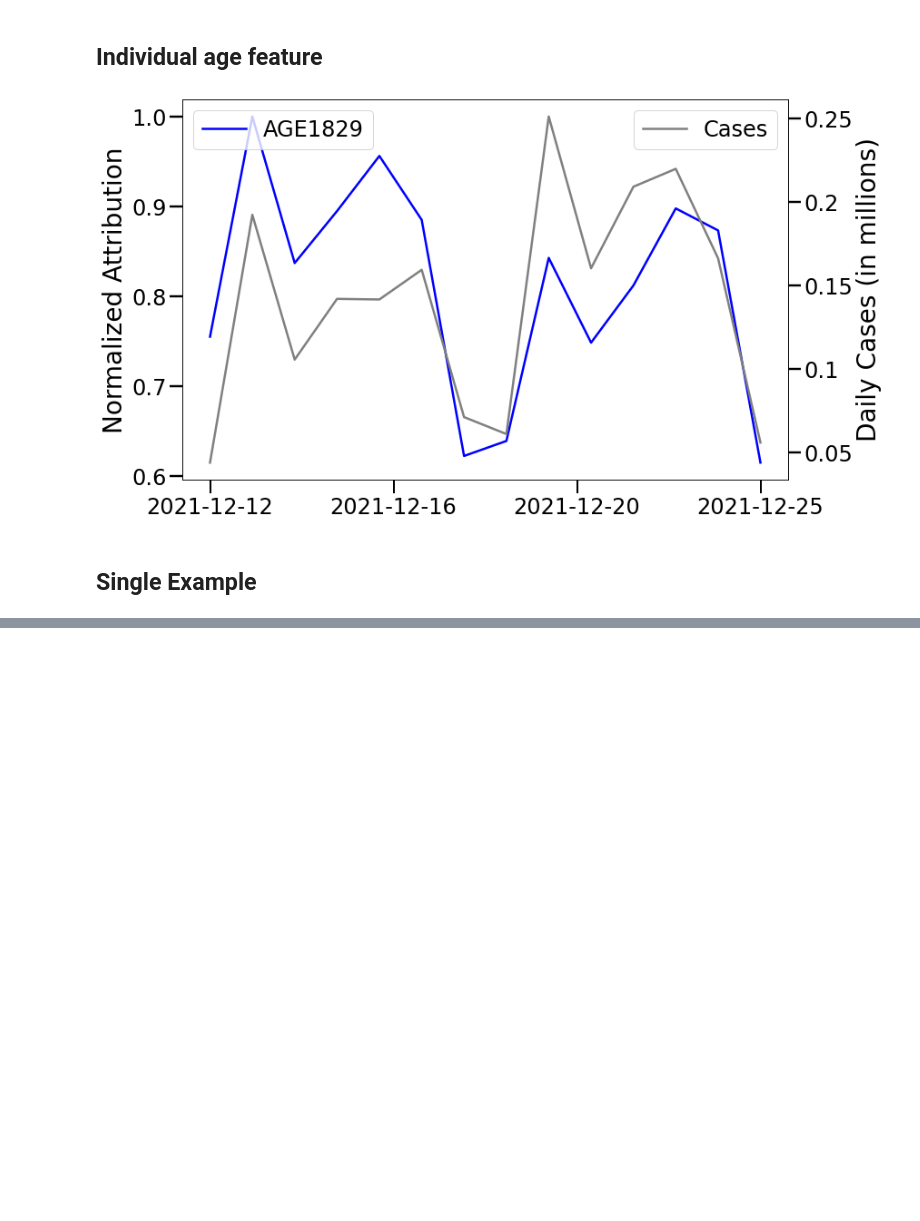
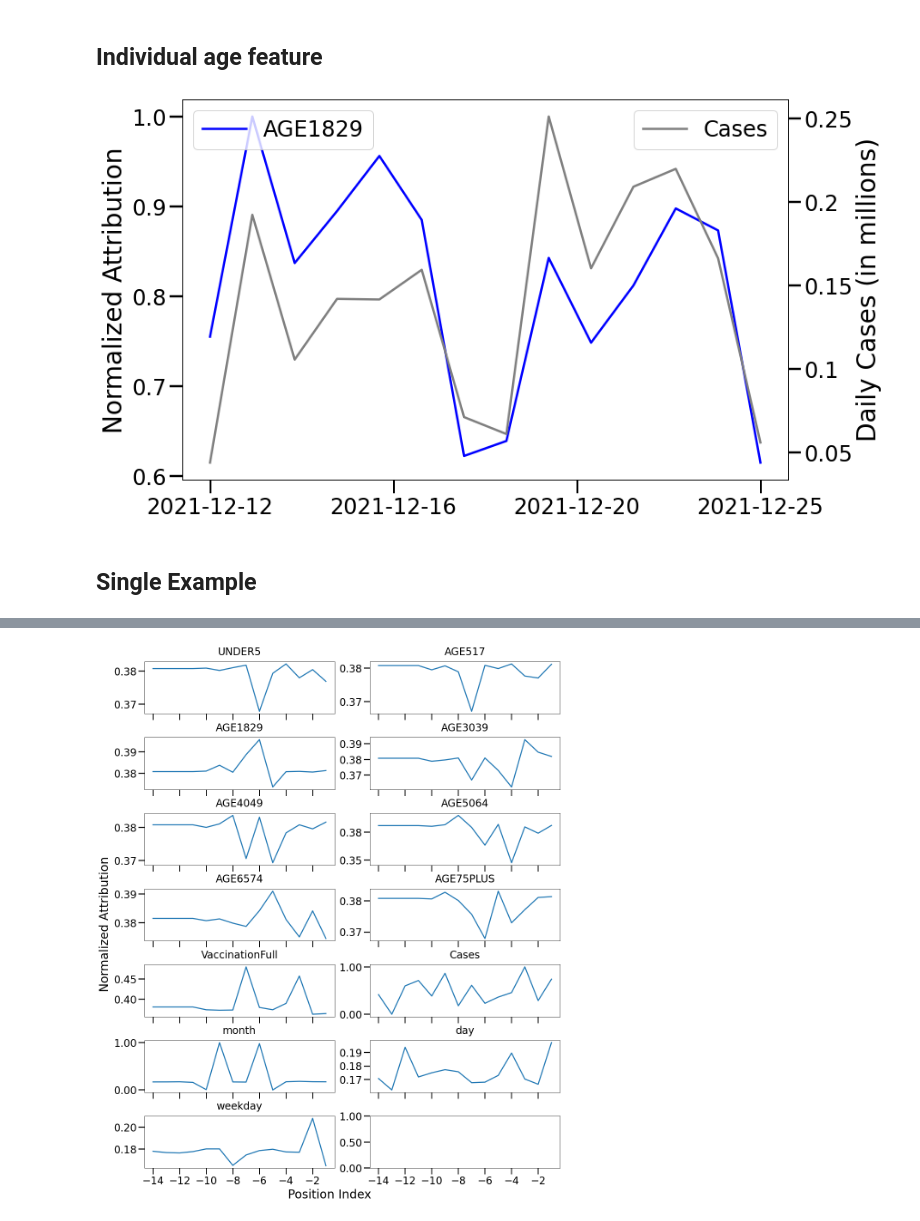
Before and after one commit to UVA-MLSys/COVID-19-age-groups, a Jupyter notebook: plot_interpretation.ipynb, the cells around one changed output, grey strips where cells are left out. Saved outputs shown, nothing was run; the diff lists cells and outputs as text; code cells hidden in the pictures; blank space fills up the shorter version.

```diff
--- a/plot_interpretation.ipynb
+++ b/plot_interpretation.ipynb
@@ -412,0 +421,50 @@ plt.savefig(f'results/attribution_{flag}_{fips}.jpg', dpi=200, bbox_inches="tigh
+# %%
+fig, axes = plt.subplots(nrows=7, ncols=2, figsize=(15, 18), sharex=True, layout='constrained')
+
+fips = 6037  # California, Los Angeles
+index = predictions_index[predictions_index['FIPS']==fips].index[0]
+# index = 1
+Y = attr[0][index].mean(axis=0)
+Y = (Y - Y.min())/(Y.max()-Y.min())
+
+for i in range(4):
+    for j in range(2):
+        age_feature = age_features[i*2 +j]
+
+        axes[i][j].plot(range(-args.seq_len, 0), Y[:, i*2+j])
+        axes[i][j].set_title(age_feature)
+        # axes[i][j].set_ylim(0, 1)
+
+for j in range(2):
+    past_feature = past_features[8+j]
+    axes[4][j].plot(range(-args.seq_len, 0), Y[:, 8+j])
+    axes[4][j].set_title(past_feature)
+    axes[4][j].xaxis.set_major_locator(MultipleLocator(base=2))
+
+Y = attr[1][index].mean(axis=0)
+Y = (Y - Y.min())/(Y.max()-Y.min())
+for j in range(2):
+    known_feature = age_data.known_reals[j]
+    axes[5][j].plot(range(-args.seq_len, 0), Y[:, j])
+    axes[5][j].set_title(known_feature)
+    axes[5][j].xaxis.set_major_locator(MultipleLocator(base=2))
+
+known_feature = age_data.known_reals[2]
+axes[6][0].plot(range(-args.seq_len, 0), Y[:, 2])
+axes[6][0].set_title(known_feature)
+axes[6][0].xaxis.set_major_locator(MultipleLocator(base=2))
+
+
+formatter = StrMethodFormatter("{x:.2f}")
+for ax_row in axes:
+    for ax in ax_row:
+        ax.yaxis.set_major_formatter(formatter)
+
+# fig.tight_layout()
+fig.supylabel('Normalized Attribution', fontsize=28)
+fig.supxlabel('Position Index', fontsize=28)
+
+# plt.legend(ncol=2, bbox_to_anchor=(0.23, 5.4))
+plt.savefig(f'results/attribution_{flag}_{fips}.jpg', dpi=200, bbox_inches="tight")
+# %% [output]
+[figure, added]
```
Also changed, not shown: parts of 6 cells of this notebook, 2 other files.
